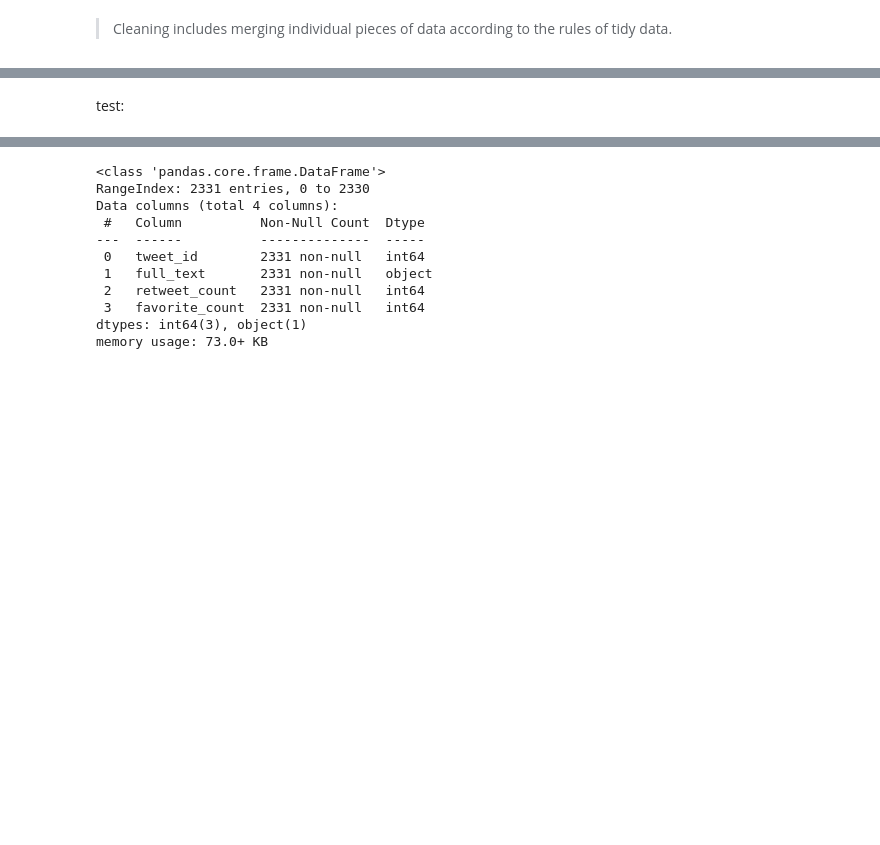
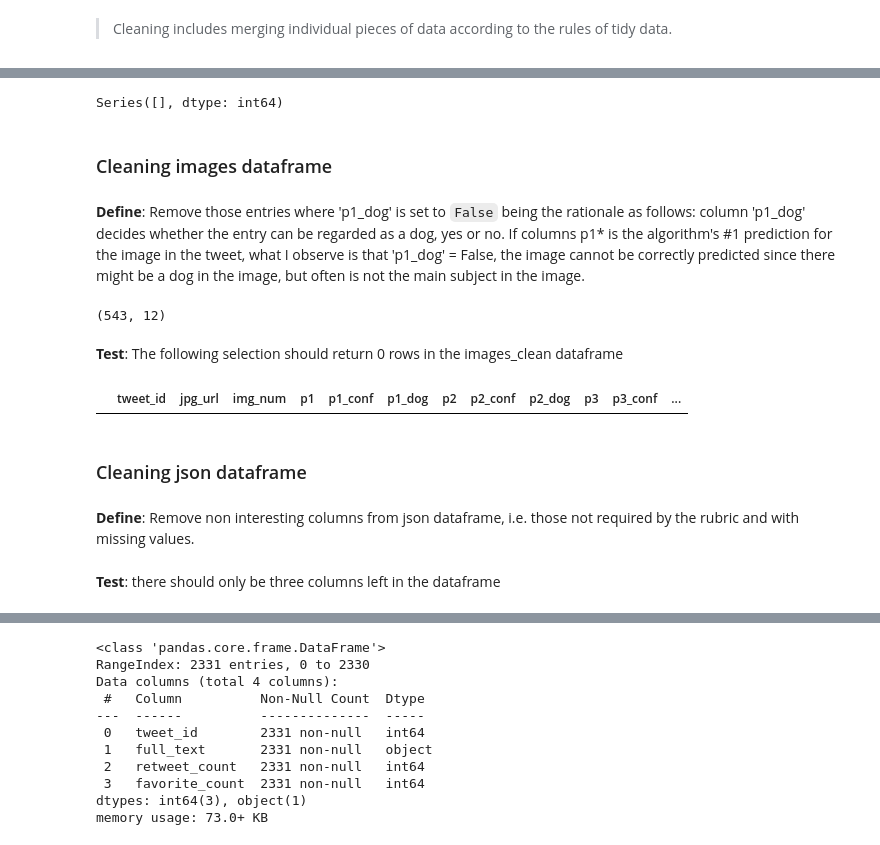
Before and after one commit to omendezmorales/Project4, a Jupyter notebook: wrangle_act.ipynb, the cells around one changed output, grey strips where cells are left out. Cells and saved outputs as stored; diff of their text form; code cells hidden in the pictures; blank space fills up the shorter version.

```diff
--- a/wrangle_act.ipynb
+++ b/wrangle_act.ipynb
@@ -406 +494,28 @@ remove non interesting columns from json dataframe
+# %%
+archive_clean_df[['text', 'rating', 'url_in_text','doggo', 'floofer', 'pupper', 'puppo' ]].head()
+# %% [output]
+Series([], dtype: int64)
+# %% [markdown]
+### Cleaning images dataframe ##
+# %% [markdown]
+**Define**: Remove those entries where 'p1_dog' is set to `False` being the rationale as follows: column 'p1_dog' decides whether the entry can be regarded as a dog, yes or no. If columns p1* is the algorithm's #1 prediction for the image in the tweet, what I observe is that 'p1_dog' = False, the image cannot be correctly predicted since there might be a dog in the image, but often is not the main subject in the image.
+# %%
+#**TODO**: When merging into the master dataset, store the rows excluded, and see how well do they score (i.e. see the tweet's rating to see if there's an insight there)
+false_predict_df = images_clean_df[images_clean_df.p1_dog == False]
+false_predict_df.shape
+# %% [output]
+(543, 12)
+# %%
+#display(false_predict_df.index, false_predict_df.head())
+images_clean_df.drop( false_predict_df.index, inplace=True)
+# %% [markdown]
+**Test**: The following selection should return 0 rows in the images_clean dataframe
+# %%
+images_clean_df[images_clean_df.p1_dog == False]
+# %% [output]
+|  | tweet_id | jpg_url | img_num | p1 | p1_conf | p1_dog | p2 | p2_conf | p2_dog | p3 | p3_conf | ... |
+# %% [markdown]
+### Cleaning json dataframe ##
+# %% [markdown]
+**Define**: Remove non interesting columns from json dataframe, i.e. those not required by the rubric and with missing values.
 # %%
@@ -412,8 +527,8 @@ json_clean_df.drop(labels= ['created_at', 'id_str', 'truncated', 'display_text_r
        'retweeted', 'possibly_sensitive', 'possibly_sensitive_appealable',
        'lang', 'retweeted_status', 'quoted_status_id', 'quoted_status_id_str',
        'quoted_status_permalink', 'quoted_status'], inplace= True, axis=1)
-# %% [markdown]
-test:
+# %% [markdown]
+**Test**: there should only be three columns left in the dataframe
 # %%
 json_clean_df.info()
 # %% [output]
```
Also changed, not shown: parts of 40 cells of this notebook.
